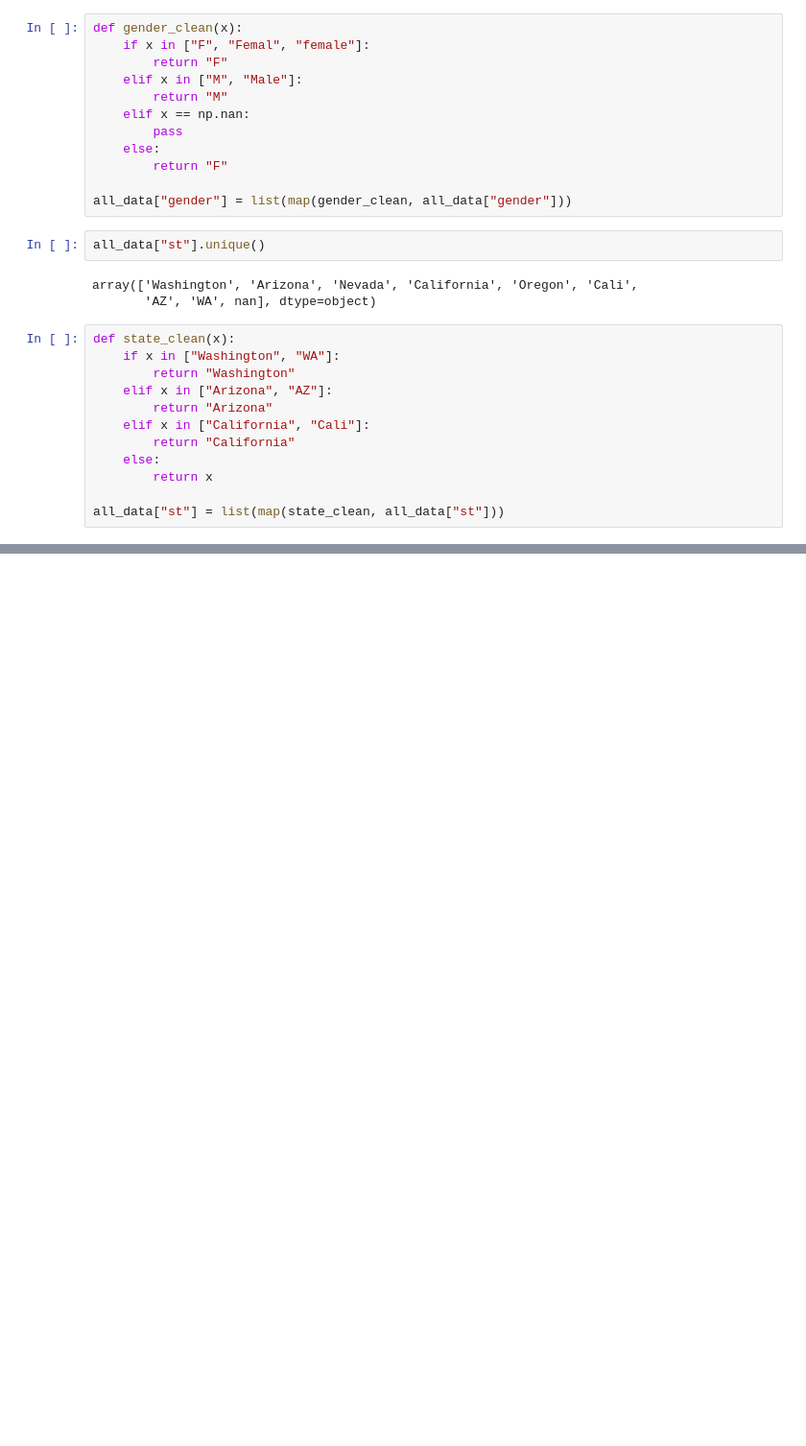
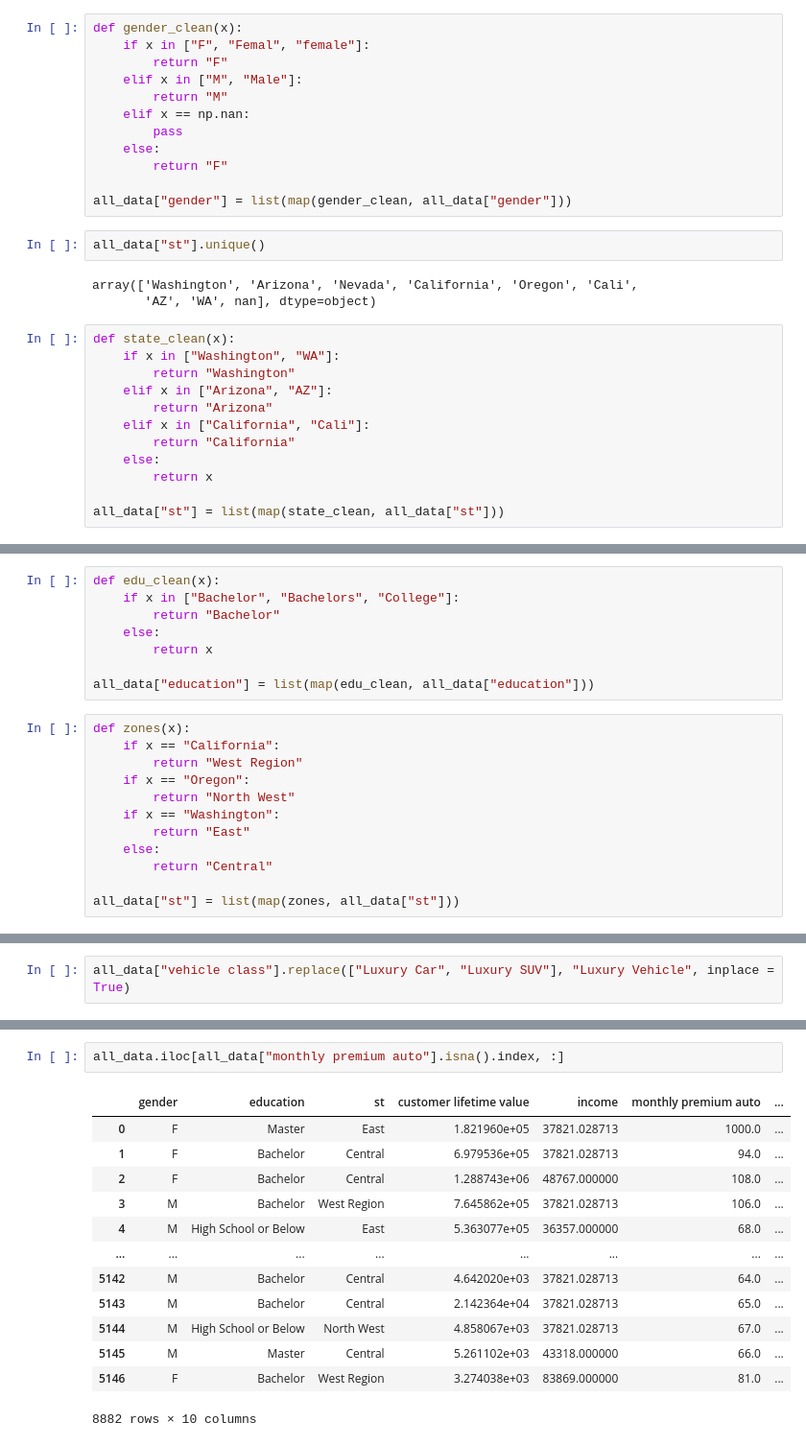
Before and after one commit to wesssp/IH_RH_DA_FT_OCT_2022, a Jupyter notebook: Class_Materials/Case_Studies/Customer_Analysis_Case_Study/Customer_Analysis_Case_Study.ipynb, the cells around one changed output, grey strips where cells are left out. Shown: that part at 96% size. Cells and saved outputs as stored; diff of their text form; blank space fills up the shorter version.

```diff
--- a/Class_Materials/Case_Studies/Customer_Analysis_Case_Study/Customer_Analysis_Case_Study.ipynb
+++ b/Class_Materials/Case_Studies/Customer_Analysis_Case_Study/Customer_Analysis_Case_Study.ipynb
@@ -290,0 +297,20 @@ all_data
+# %%
+def edu_clean(x):
+    if x in ["Bachelor", "Bachelors", "College"]:
+        return "Bachelor"
+    else:
+        return x
+
+all_data["education"] = list(map(edu_clean, all_data["education"]))
+# %%
+def zones(x):
+    if x == "California":
+        return "West Region"
+    if x == "Oregon":
+        return "North West"
+    if x == "Washington":
+        return "East"
+    else:
+        return "Central"
+
+all_data["st"] = list(map(zones, all_data["st"]))
@@ -290,0 +324,2 @@ all_data
+# %%
+all_data["vehicle class"].replace(["Luxury Car", "Luxury SUV"], "Luxury Vehicle", inplace = True)
@@ -290,0 +355,16 @@ all_data
+# %%
+all_data.iloc[all_data["monthly premium auto"].isna().index, :]
+# %% [output]
+|  | gender | education | st | customer lifetime value | income | monthly premium auto | ... |
+| 0 | F | Master | East | 1.821960e+05 | 37821.028713 | 1000.0 | ... |
+| 1 | F | Bachelor | Central | 6.979536e+05 | 37821.028713 | 94.0 | ... |
+| 2 | F | Bachelor | Central | 1.288743e+06 | 48767.000000 | 108.0 | ... |
+| 3 | M | Bachelor | West Region | 7.645862e+05 | 37821.028713 | 106.0 | ... |
+| 4 | M | High School or Below | East | 5.363077e+05 | 36357.000000 | 68.0 | ... |
+| ... | ... | ... | ... | ... | ... | ... | ... |
+| 5142 | M | Bachelor | Central | 4.642020e+03 | 37821.028713 | 64.0 | ... |
+| 5143 | M | Bachelor | Central | 2.142364e+04 | 37821.028713 | 65.0 | ... |
+| 5144 | M | High School or Below | North West | 4.858067e+03 | 37821.028713 | 67.0 | ... |
+| 5145 | M | Master | Central | 5.261102e+03 | 43318.000000 | 66.0 | ... |
+| 5146 | F | Bachelor | West Region | 3.274038e+03 | 83869.000000 | 81.0 | ... |
+8882 rows × 10 columns
```
Also changed, not shown: parts of 35 cells of this notebook.
